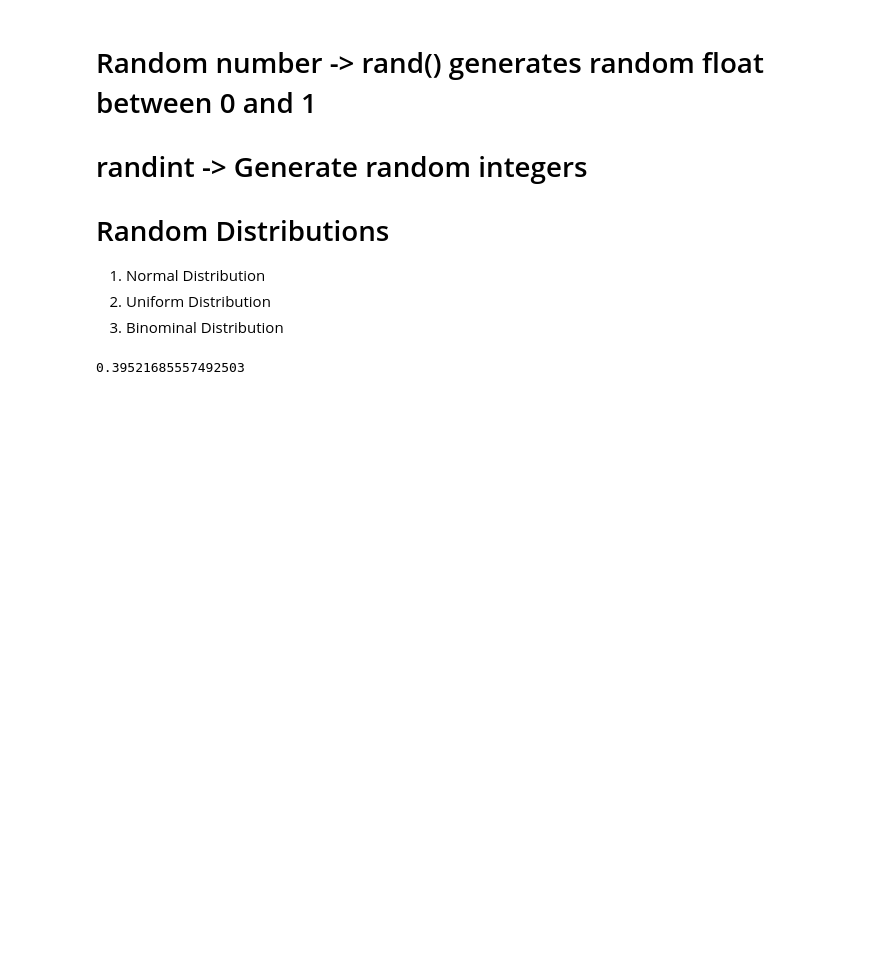
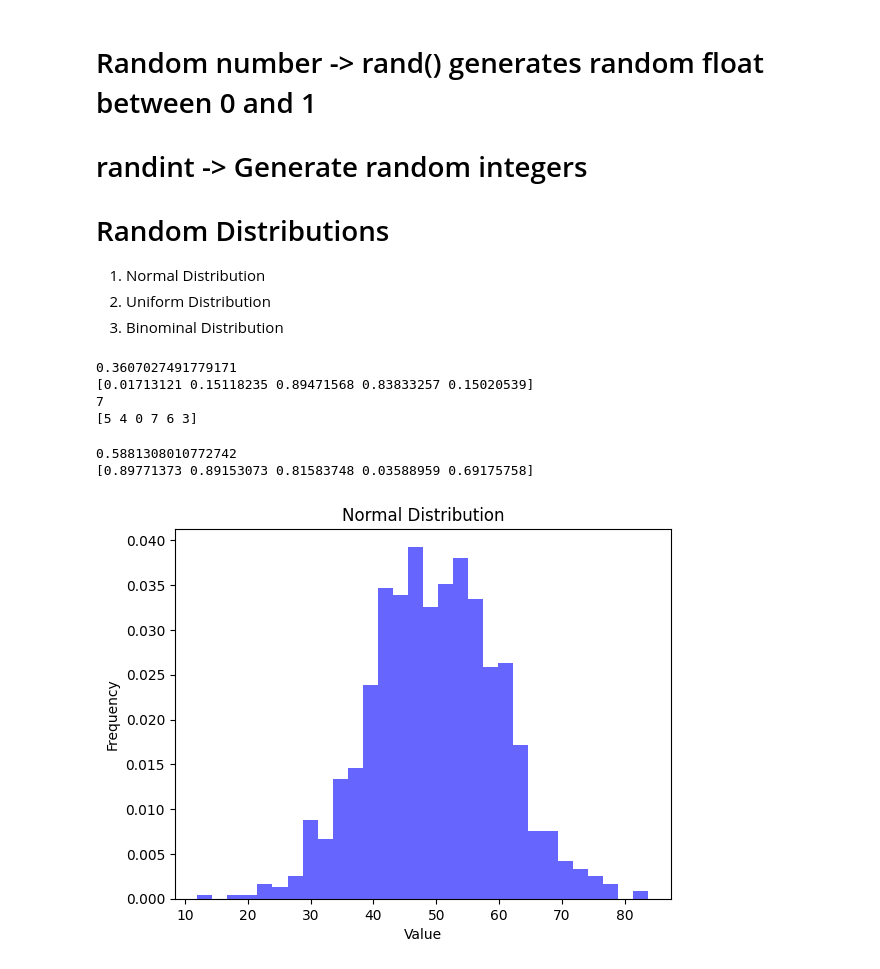
Before and after one commit to Harikrish360/Learning-DATA-Analytics-Engineering-, a Jupyter notebook: Python _Libraries/Numpy_Learning.ipynb, the cells around one changed output. Cells and saved outputs as stored; diff of their text form; code cells hidden in the pictures; blank space fills up the shorter version.

```diff
--- a/Python _Libraries/Numpy_Learning.ipynb
+++ b/Python _Libraries/Numpy_Learning.ipynb
@@ -376,6 +376,43 @@ Reverse Swap : [[1 2 3]
 2. Uniform Distribution
 3. Binominal Distribution
 # %%
-print(np.random.rand()) # Generates number between 0 to 1
+#Value is Dynamically changeable on each runtime
+
+print(np.random.rand()) # Generates number between 0 to 1 in float type
+
+print(np.random.rand(5)) #If we give arguments it generates 5 random float values
+
+print(np.random.randint(10)) #Random int generates int value (low , high) 0-10 randomly
+
+print(np.random.randint(0, 10, size= 6)) #low always 0 and size has to to given
 # %% [output]
-0.39521685557492503
+0.3607027491779171
+[0.01713121 0.15118235 0.89471568 0.83833257 0.15020539]
+7
+[5 4 0 7 6 3]
+# %%
+# To set the value statatic we use seed()
+
+np.random.seed(20) # Use seed() -> with arguments to set the value static
+
+print(np.random.rand())
+
+print(np.random.rand(5))
+# %% [output]
+0.5881308010772742
+[0.89771373 0.89153073 0.81583748 0.03588959 0.69175758]
+# %%
+# Normal Distribution
+
+import matplotlib.pyplot as plot
+
+data = np.random.normal(loc=50,scale=10,size=1000) # mean = 50, standard deviation = 10, No of Data = 10
+
+plot.hist(data, bins =30, density=True, alpha = 0.6, color='b' ) #bins = count of bar ,
+
+plot.xlabel("Value")
+plot.ylabel("Frequency")
+plot.title("Normal Distribution")
+plot.show()
+# %% [output]
+[figure, added]
```
Also changed, not shown: parts of 1 cell of this notebook.
